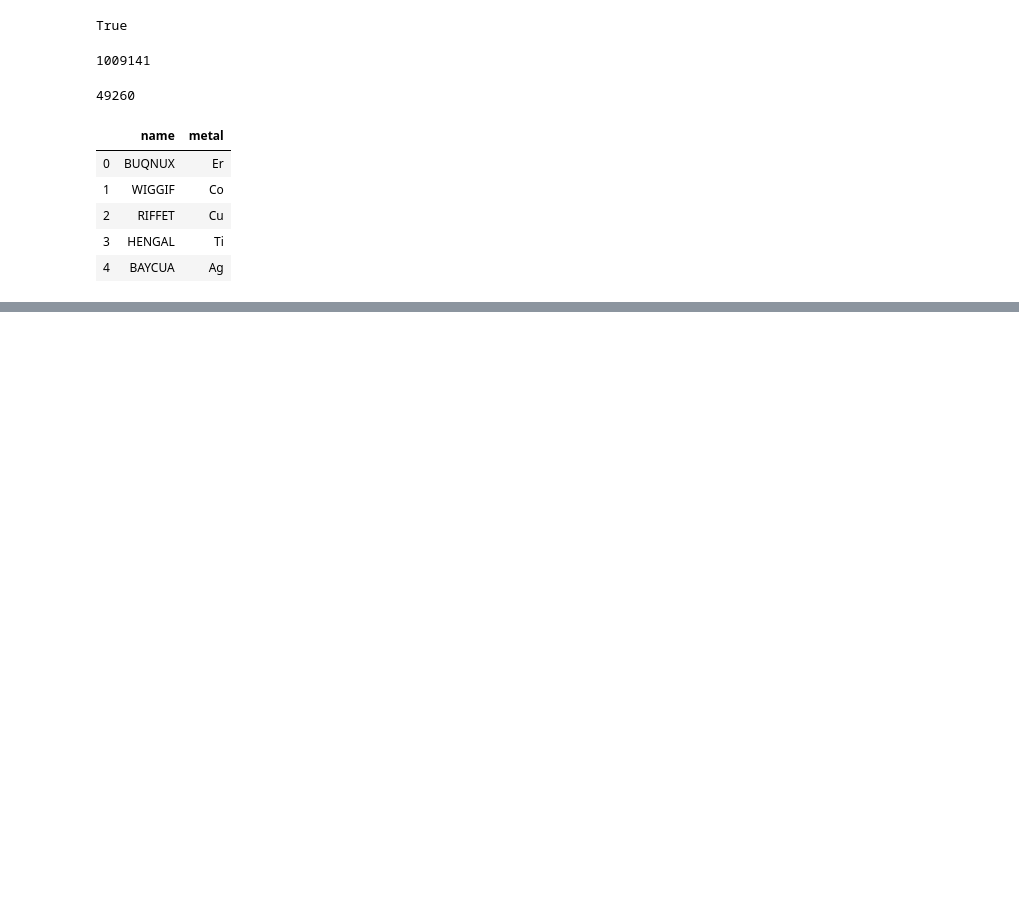
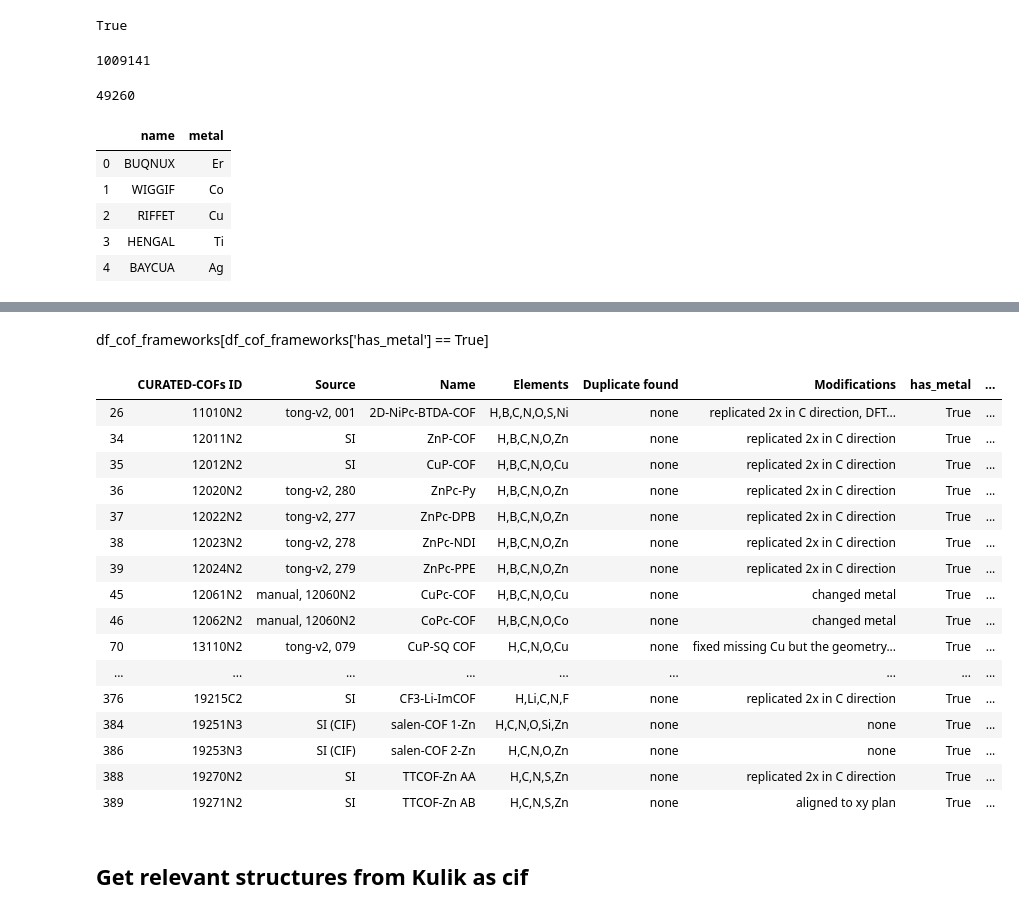
Before and after one commit to kjappelbaum/oximachine_featurizer, a Jupyter notebook: structures_to_sample.ipynb, the cells around one changed output, grey strips where cells are left out. Saved outputs shown, nothing was run; the diff lists cells and outputs as text; code cells hidden in the pictures; blank space fills up the shorter version.

```diff
--- a/structures_to_sample.ipynb
+++ b/structures_to_sample.ipynb
@@ -116,0 +166,11 @@ with open('names_to_sample.pkl', 'wb') as fh:
+# %%
+from pymatgen import Element
+
+def has_metal(element_string):
+    return any([Element(e.strip()).is_metal for e in element_string.split(',')])
+# %%
+has_metal_columns = [has_metal(e) for e in df_cof_frameworks['Elements']]
+# %%
+df_cof_frameworks['has_metal'] = has_metal_columns
+# %% [markdown]
+df_cof_frameworks[df_cof_frameworks['has_metal'] == True]
@@ -116,0 +180,22 @@ with open('names_to_sample.pkl', 'wb') as fh:
+# %%
+extracted_cofs = [Path(p).stem for p in glob('../test_structures/cofs/*.cif')]
+# %%
+df_cof_frameworks[df_cof_frameworks["CURATED-COFs ID"].isin(extracted_cofs)]
+# %% [output]
+|  | CURATED-COFs ID | Source | Name | Elements | Duplicate found | Modifications | has_metal | ... |
+| 26 | 11010N2 | tong-v2, 001 | 2D-NiPc-BTDA-COF | H,B,C,N,O,S,Ni | none | replicated 2x in C direction, DFT... | True | ... |
+| 34 | 12011N2 | SI | ZnP-COF | H,B,C,N,O,Zn | none | replicated 2x in C direction | True | ... |
+| 35 | 12012N2 | SI | CuP-COF | H,B,C,N,O,Cu | none | replicated 2x in C direction | True | ... |
+| 36 | 12020N2 | tong-v2, 280 | ZnPc-Py | H,B,C,N,O,Zn | none | replicated 2x in C direction | True | ... |
+| 37 | 12022N2 | tong-v2, 277 | ZnPc-DPB | H,B,C,N,O,Zn | none | replicated 2x in C direction | True | ... |
+| 38 | 12023N2 | tong-v2, 278 | ZnPc-NDI | H,B,C,N,O,Zn | none | replicated 2x in C direction | True | ... |
+| 39 | 12024N2 | tong-v2, 279 | ZnPc-PPE | H,B,C,N,O,Zn | none | replicated 2x in C direction | True | ... |
+| 45 | 12061N2 | manual, 12060N2 | CuPc-COF | H,B,C,N,O,Cu | none | changed metal | True | ... |
+| 46 | 12062N2 | manual, 12060N2 | CoPc-COF | H,B,C,N,O,Co | none | changed metal | True | ... |
+| 70 | 13110N2 | tong-v2, 079 | CuP-SQ COF | H,C,N,O,Cu | none | fixed missing Cu but the geometry... | True | ... |
+| ... | ... | ... | ... | ... | ... | ... | ... | ... |
+| 376 | 19215C2 | SI | CF3-Li-ImCOF | H,Li,C,N,F | none | replicated 2x in C direction | True | ... |
+| 384 | 19251N3 | SI (CIF) | salen-COF 1-Zn | H,C,N,O,Si,Zn | none | none | True | ... |
+| 386 | 19253N3 | SI (CIF) | salen-COF 2-Zn | H,C,N,O,Zn | none | none | True | ... |
+| 388 | 19270N2 | SI | TTCOF-Zn AA | H,C,N,S,Zn | none | replicated 2x in C direction | True | ... |
+| 389 | 19271N2 | SI | TTCOF-Zn AB | H,C,N,S,Zn | none | aligned to xy plan | True | ... |
@@ -116,0 +220,2 @@ with open('names_to_sample.pkl', 'wb') as fh:
+# %% [markdown]
+## Get relevant structures from Kulik as cif
```
Also changed, not shown: parts of 25 cells of this notebook, 10 other files.
